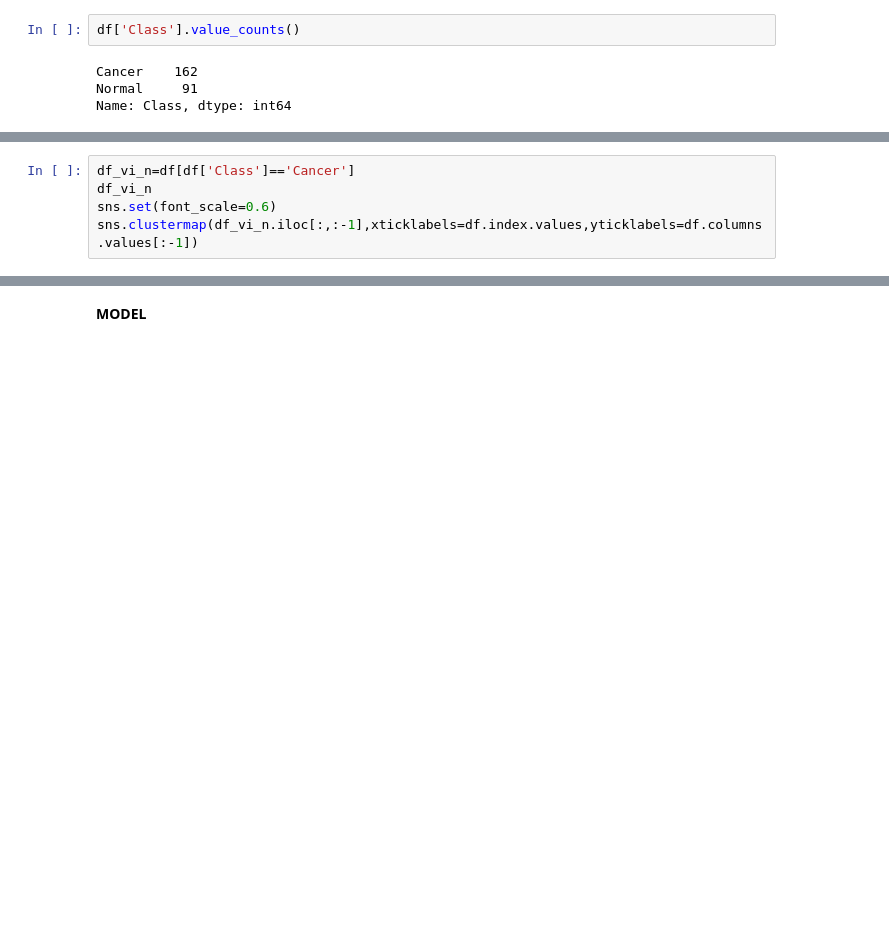
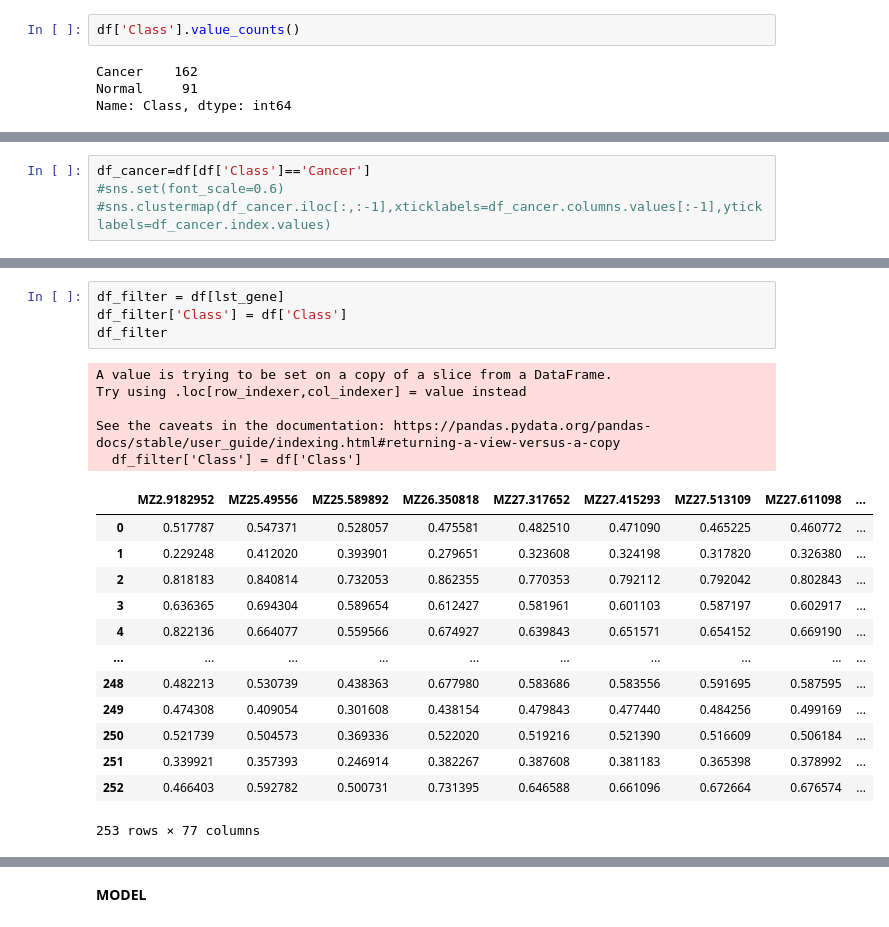
Before and after one commit to ThangLe2404/Microarray_ovarian_cancer, a Jupyter notebook: The_microarray_ovarian_cancer.ipynb, the cells around one changed output, grey strips where cells are left out. Drawn from its saved outputs; the diff is of its cells as text; blank space fills up the shorter version.

```diff
--- a/The_microarray_ovarian_cancer.ipynb
+++ b/The_microarray_ovarian_cancer.ipynb
@@ -60,5 +56,4 @@ sns.clustermap(df_vi_n.iloc[:,:-1],xticklabels=df.index.values,yticklabels=df.co
 # %%
-df_vi_n=df[df['Class']=='Cancer']
-df_vi_n
-sns.set(font_scale=0.6)
-sns.clustermap(df_vi_n.iloc[:,:-1],xticklabels=df.index.values,yticklabels=df.columns.values[:-1])
+df_cancer=df[df['Class']=='Cancer']
+#sns.set(font_scale=0.6)
+#sns.clustermap(df_cancer.iloc[:,:-1],xticklabels=df_cancer.columns.values[:-1],yticklabels=df_cancer.index.values)
@@ -72,0 +106,23 @@ array(['MZ-7.86E-05', 'MZ2.18E-07', 'MZ9.60E-05', ..., 'MZ19990.235',
+# %%
+df_filter = df[lst_gene]
+df_filter['Class'] = df['Class']
+df_filter
+# %% [output]
+A value is trying to be set on a copy of a slice from a DataFrame.
+Try using .loc[row_indexer,col_indexer] = value instead
+
+See the caveats in the documentation: https://pandas.pydata.org/pandas-docs/stable/user_guide/indexing.html#returning-a-view-versus-a-copy
+  df_filter['Class'] = df['Class']
+|  | MZ2.9182952 | MZ25.49556 | MZ25.589892 | MZ26.350818 | MZ27.317652 | MZ27.415293 | MZ27.513109 | MZ27.611098 | ... |
+| 0 | 0.517787 | 0.547371 | 0.528057 | 0.475581 | 0.482510 | 0.471090 | 0.465225 | 0.460772 | ... |
+| 1 | 0.229248 | 0.412020 | 0.393901 | 0.279651 | 0.323608 | 0.324198 | 0.317820 | 0.326380 | ... |
+| 2 | 0.818183 | 0.840814 | 0.732053 | 0.862355 | 0.770353 | 0.792112 | 0.792042 | 0.802843 | ... |
+| 3 | 0.636365 | 0.694304 | 0.589654 | 0.612427 | 0.581961 | 0.601103 | 0.587197 | 0.602917 | ... |
+| 4 | 0.822136 | 0.664077 | 0.559566 | 0.674927 | 0.639843 | 0.651571 | 0.654152 | 0.669190 | ... |
+| ... | ... | ... | ... | ... | ... | ... | ... | ... | ... |
+| 248 | 0.482213 | 0.530739 | 0.438363 | 0.677980 | 0.583686 | 0.583556 | 0.591695 | 0.587595 | ... |
+| 249 | 0.474308 | 0.409054 | 0.301608 | 0.438154 | 0.479843 | 0.477440 | 0.484256 | 0.499169 | ... |
+| 250 | 0.521739 | 0.504573 | 0.369336 | 0.522020 | 0.519216 | 0.521390 | 0.516609 | 0.506184 | ... |
+| 251 | 0.339921 | 0.357393 | 0.246914 | 0.382267 | 0.387608 | 0.381183 | 0.365398 | 0.378992 | ... |
+| 252 | 0.466403 | 0.592782 | 0.500731 | 0.731395 | 0.646588 | 0.661096 | 0.672664 | 0.676574 | ... |
+253 rows × 77 columns
```
Also changed, not shown: parts of 16 cells of this notebook.
